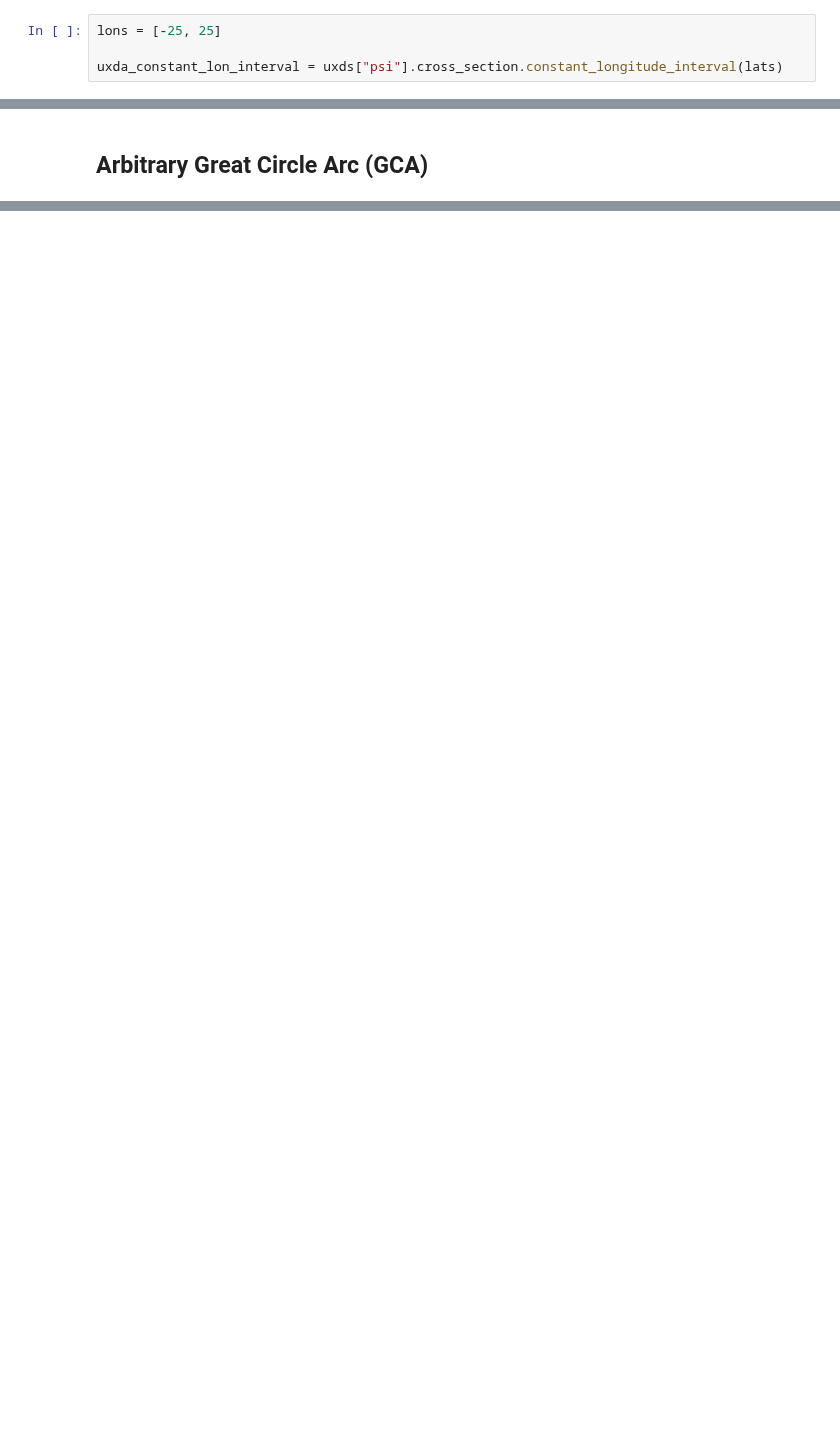
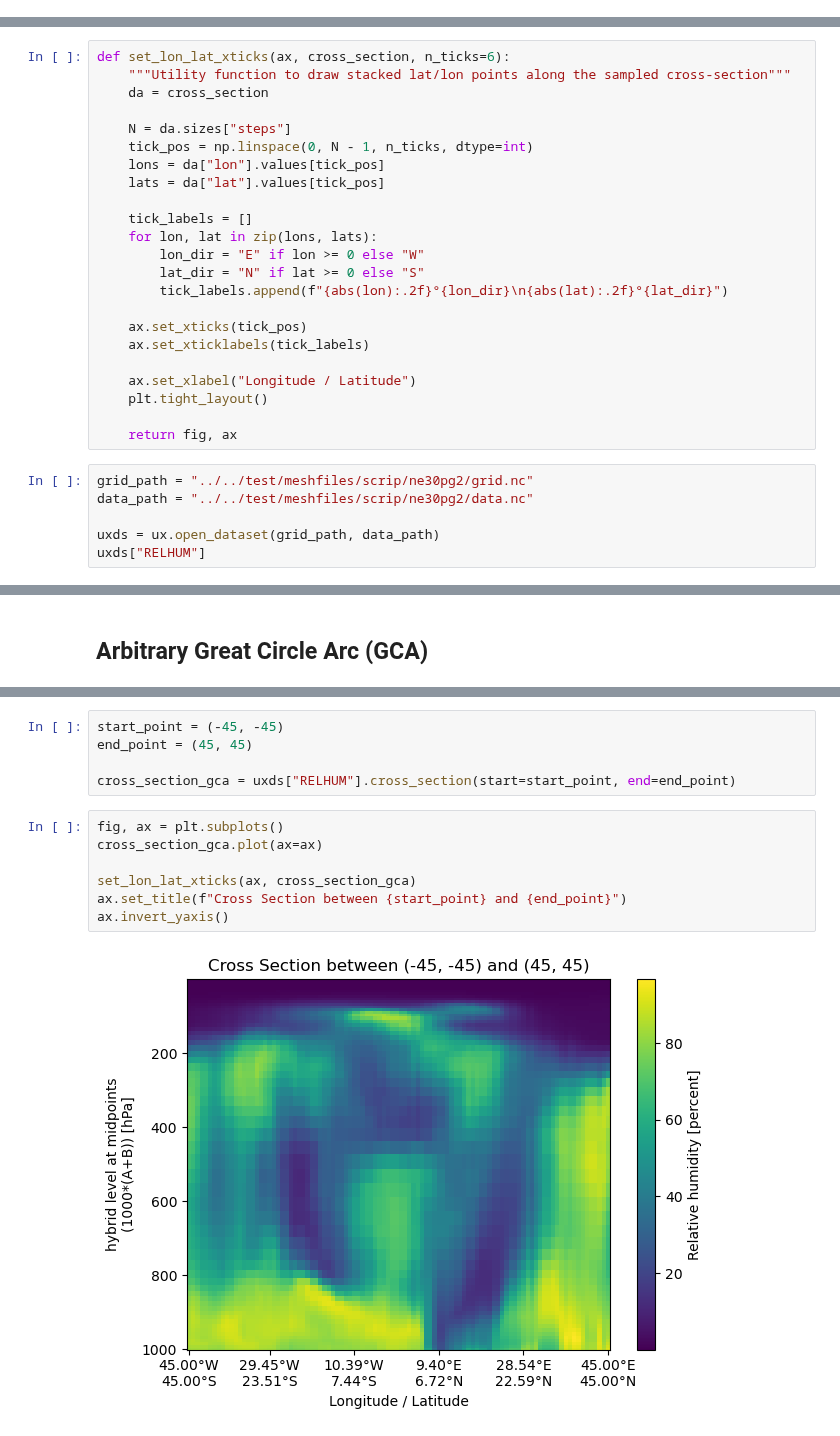
Before and after one commit to UXARRAY/uxarray, a Jupyter notebook: docs/user-guide/cross-sections.ipynb, the cells around one changed output, grey strips where cells are left out. Cells and saved outputs as stored; diff of their text form; blank space fills up the shorter version.

Commit message:
work on cross-section notebook

```diff
--- a/docs/user-guide/cross-sections.ipynb
+++ b/docs/user-guide/cross-sections.ipynb
@@ -104,4 +9,0 @@ Cross-sections between two lines of longitude can be obtained using the ``.cross
-# %%
-lons = [-25, 25]
-
-uxda_constant_lon_interval = uxds["psi"].cross_section.constant_longitude_interval(lats)
@@ -121,0 +10,29 @@ uxda_constant_lon_interval = uxds["psi"].cross_section.constant_longitude_interv
+# %%
+def set_lon_lat_xticks(ax, cross_section, n_ticks=6):
+    """Utility function to draw stacked lat/lon points along the sampled cross-section"""
+    da = cross_section
+
+    N = da.sizes["steps"]
+    tick_pos = np.linspace(0, N - 1, n_ticks, dtype=int)
+    lons = da["lon"].values[tick_pos]
+    lats = da["lat"].values[tick_pos]
+
+    tick_labels = []
+    for lon, lat in zip(lons, lats):
+        lon_dir = "E" if lon >= 0 else "W"
+        lat_dir = "N" if lat >= 0 else "S"
+        tick_labels.append(f"{abs(lon):.2f}°{lon_dir}\n{abs(lat):.2f}°{lat_dir}")
+
+    ax.set_xticks(tick_pos)
+    ax.set_xticklabels(tick_labels)
+
+    ax.set_xlabel("Longitude / Latitude")
+    plt.tight_layout()
+
+    return fig, ax
+# %%
+grid_path = "../../test/meshfiles/scrip/ne30pg2/grid.nc"
+data_path = "../../test/meshfiles/scrip/ne30pg2/data.nc"
+
+uxds = ux.open_dataset(grid_path, data_path)
+uxds["RELHUM"]
@@ -127,0 +54,14 @@ Arbitrary great circle arc cross sections are not yet implemented.
+# %%
+start_point = (-45, -45)
+end_point = (45, 45)
+
+cross_section_gca = uxds["RELHUM"].cross_section(start=start_point, end=end_point)
+# %%
+fig, ax = plt.subplots()
+cross_section_gca.plot(ax=ax)
+
+set_lon_lat_xticks(ax, cross_section_gca)
+ax.set_title(f"Cross Section between {start_point} and {end_point}")
+ax.invert_yaxis()
+# %% [output]
+[figure, added]
```
Also changed, not shown: parts of 27 cells of this notebook.
